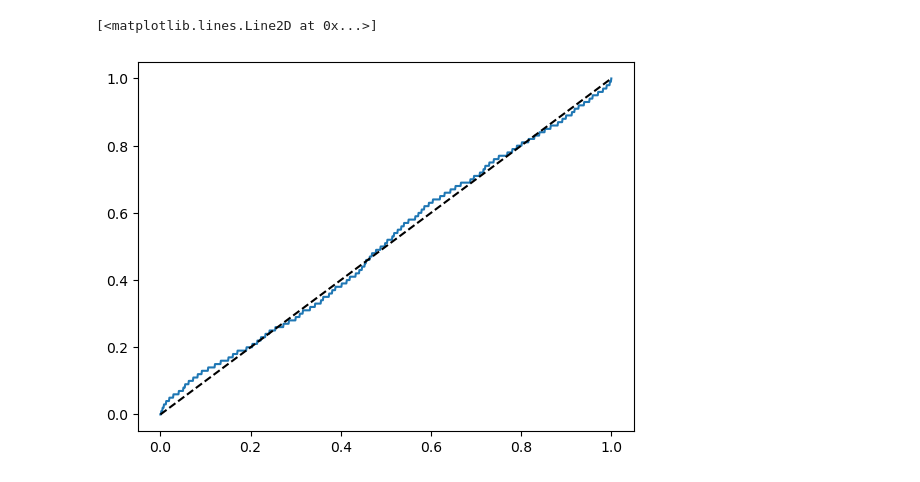
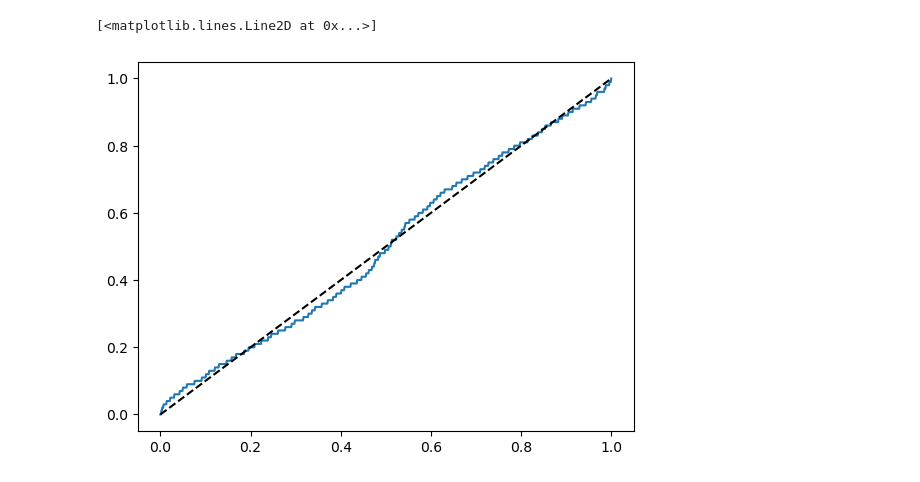
Before and after one commit to blei-lab/treeffuser, a Jupyter notebook: notebooks/debug.ipynb, the cells around one changed output. Saved outputs shown, nothing was run; the diff lists cells and outputs as text; code cells hidden in the pictures.

```diff
--- a/notebooks/debug.ipynb
+++ b/notebooks/debug.ipynb
@@ -100,15 +103,15 @@ Early stopping, best iteration is:
 # %%
 # Look at the calibration of the model
 quantiles = []
 for i in range(y_true.shape[0]):
     y_true_i = y_true[i][0]
-    quantile = np.mean(y_samples[i] <= y_true_i)
+    quantile = np.mean(y_samples[:,i] <= y_true_i)
     quantiles.append(quantile)
 
 quantiles = np.sort(quantiles)
 x = np.linspace(0, 1, y_true.shape[0])
 plt.plot(x, quantiles)
 plt.plot(x, x, linestyle='--', color='black')
 # %% [output]
 [<matplotlib.lines.Line2D at 0x...>]
-[figure, old version]
+[figure, new version]
```
Also changed, not shown: parts of 5 cells of this notebook, 4 other files.
